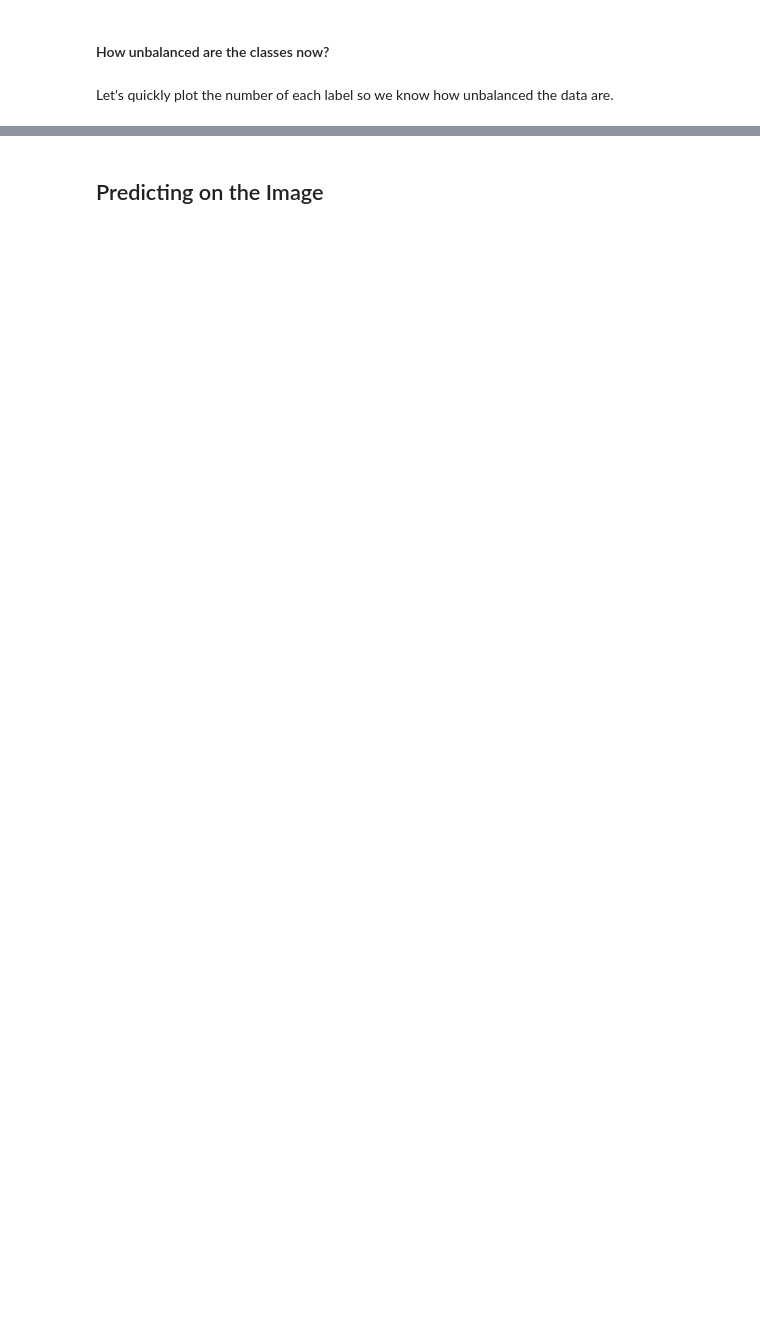
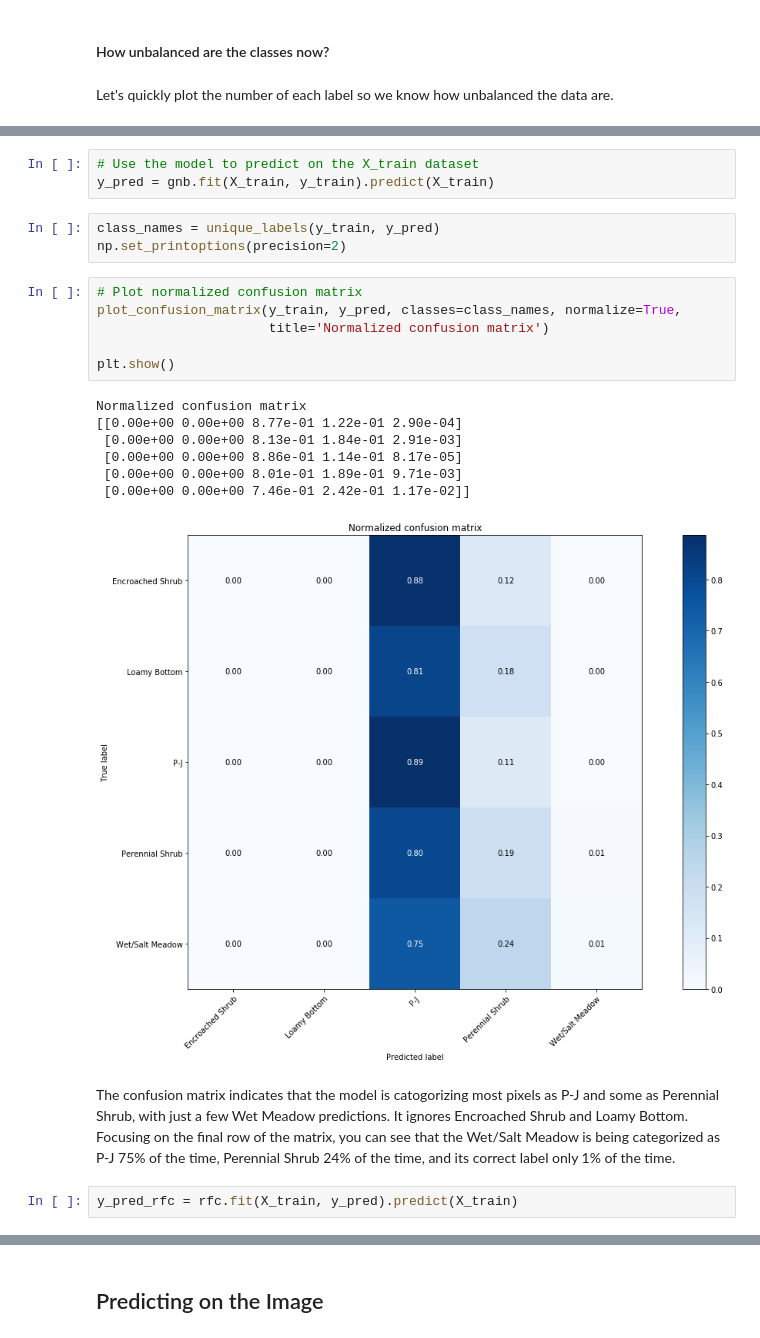
Before and after one commit to eanderson-ei/dev-env, a Jupyter notebook: notebooks/machine-learning-tutorial.ipynb, the cells around one changed output, grey strips where cells are left out. Drawn from its saved outputs; the diff is of its cells as text; blank space fills up the shorter version.

```diff
--- a/notebooks/mule-deer_stm-classifier-Copy1.ipynb
+++ b/notebooks/machine-learning-tutorial.ipynb
@@ -303,0 +462,24 @@ df[0].value_counts().plot(kind='bar')
+# %%
+# Use the model to predict on the X_train dataset
+y_pred = gnb.fit(X_train, y_train).predict(X_train)
+# %%
+class_names = unique_labels(y_train, y_pred)
+np.set_printoptions(precision=2)
+# %%
+# Plot normalized confusion matrix
+plot_confusion_matrix(y_train, y_pred, classes=class_names, normalize=True,
+                      title='Normalized confusion matrix')
+
+plt.show()
+# %% [output]
+Normalized confusion matrix
+[[0.00e+00 0.00e+00 8.77e-01 1.22e-01 2.90e-04]
+ [0.00e+00 0.00e+00 8.13e-01 1.84e-01 2.91e-03]
+ [0.00e+00 0.00e+00 8.86e-01 1.14e-01 8.17e-05]
+ [0.00e+00 0.00e+00 8.01e-01 1.89e-01 9.71e-03]
+ [0.00e+00 0.00e+00 7.46e-01 2.42e-01 1.17e-02]]
+[figure, added]
+# %% [markdown]
+The confusion matrix indicates that the model is catogorizing most pixels as P-J and some as Perennial Shrub, with just a few Wet Meadow predictions. It ignores Encroached Shrub and Loamy Bottom. Focusing on the final row of the matrix, you can see that the Wet/Salt Meadow is being categorized as P-J 75% of the time, Perennial Shrub 24% of the time, and its correct label only 1% of the time.
+# %%
+y_pred_rfc = rfc.fit(X_train, y_pred).predict(X_train)
```
Also changed, not shown: parts of 39 cells of this notebook.
